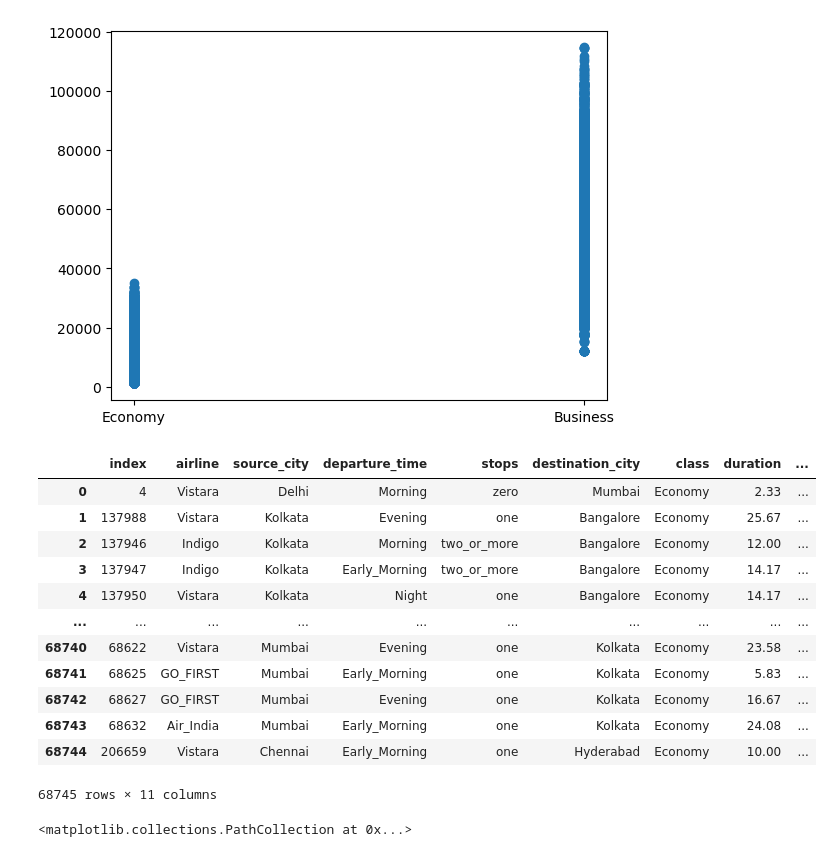
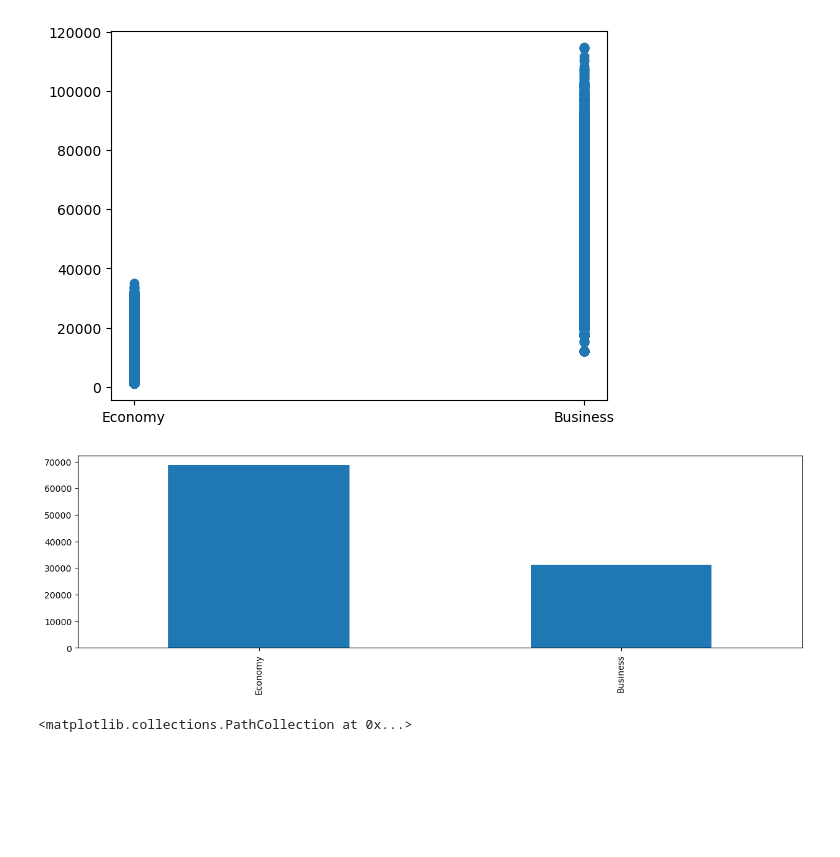
Before and after one commit to AivAiv/Flight_Price_Prediction, a Jupyter notebook: Progetto Programmazione Data Intensive.ipynb, the cells around one changed output. Saved outputs shown, nothing was run; the diff lists cells and outputs as text; code cells hidden in the pictures; blank space fills up the shorter version.

```diff
--- a/Progetto Programmazione Data Intensive.ipynb
+++ b/Progetto Programmazione Data Intensive.ipynb
@@ -239,32 +239,22 @@ plt.scatter(y = dataset["price"], x = dataset["class"])
 <matplotlib.collections.PathCollection at 0x...>
 [figure]
 # %%
-business_price = dataset[dataset["class"] == "Business"]["price"]
-business_occurrence = dataset[dataset["class"] == "Business"].value_counts().reset_index()
+#business_price = dataset[dataset["class"] == "Business"]["price"]
+#business_occurrence = dataset[dataset["class"] == "Business"].value_counts().reset_index()
 
 #economy_price = dataset[dataset["class"] == "Economy"]["price"].reset_index()
 #economy_occurrence = economy_price.value_counts()
 
-economy_price = dataset[dataset["class"] == "Economy"].reset_index()
-economy_occurrence = economy_price.value_counts().reset_index()
+#economy_price = dataset[dataset["class"] == "Economy"].reset_index()
+#economy_occurrence = economy_price.value_counts().reset_index()
 
 #plt.plot(business_price, business_occurrence[0])
 #plt.plot(economy_price, economy_occurrence[0])
-economy_occurrence
+#economy_occurrence
+
+dataset["class"].value_counts().plot.bar(figsize=(15, 4));
 # %% [output]
-|  | index | airline | source_city | departure_time | stops | destination_city | class | duration | ... |
-| 0 | 4 | Vistara | Delhi | Morning | zero | Mumbai | Economy | 2.33 | ... |
-| 1 | 137988 | Vistara | Kolkata | Evening | one | Bangalore | Economy | 25.67 | ... |
-| 2 | 137946 | Indigo | Kolkata | Morning | two_or_more | Bangalore | Economy | 12.00 | ... |
-| 3 | 137947 | Indigo | Kolkata | Early_Morning | two_or_more | Bangalore | Economy | 14.17 | ... |
-| 4 | 137950 | Vistara | Kolkata | Night | one | Bangalore | Economy | 14.17 | ... |
-| ... | ... | ... | ... | ... | ... | ... | ... | ... | ... |
-| 68740 | 68622 | Vistara | Mumbai | Evening | one | Kolkata | Economy | 23.58 | ... |
-| 68741 | 68625 | GO_FIRST | Mumbai | Early_Morning | one | Kolkata | Economy | 5.83 | ... |
-| 68742 | 68627 | GO_FIRST | Mumbai | Evening | one | Kolkata | Economy | 16.67 | ... |
-| 68743 | 68632 | Air_India | Mumbai | Early_Morning | one | Kolkata | Economy | 24.08 | ... |
-| 68744 | 206659 | Vistara | Chennai | Early_Morning | one | Hyderabad | Economy | 10.00 | ... |
-68745 rows × 11 columns
+[figure, added]
 # %%
 plt.scatter(x = dataset[dataset["source_city"] == "Delhi"] ["price"], y = dataset[dataset["source_city"] == "Delhi"]["duration"])
 # %% [output]
```
